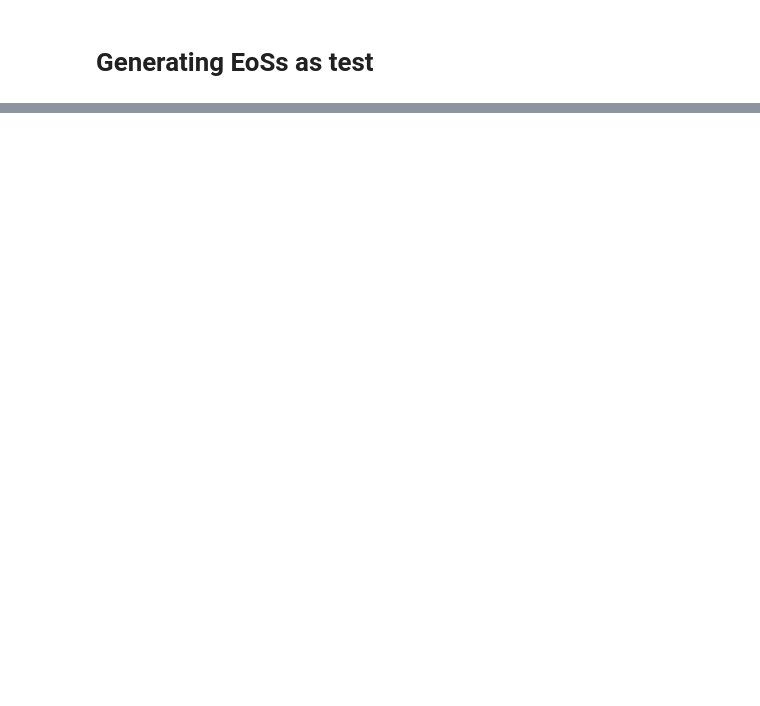
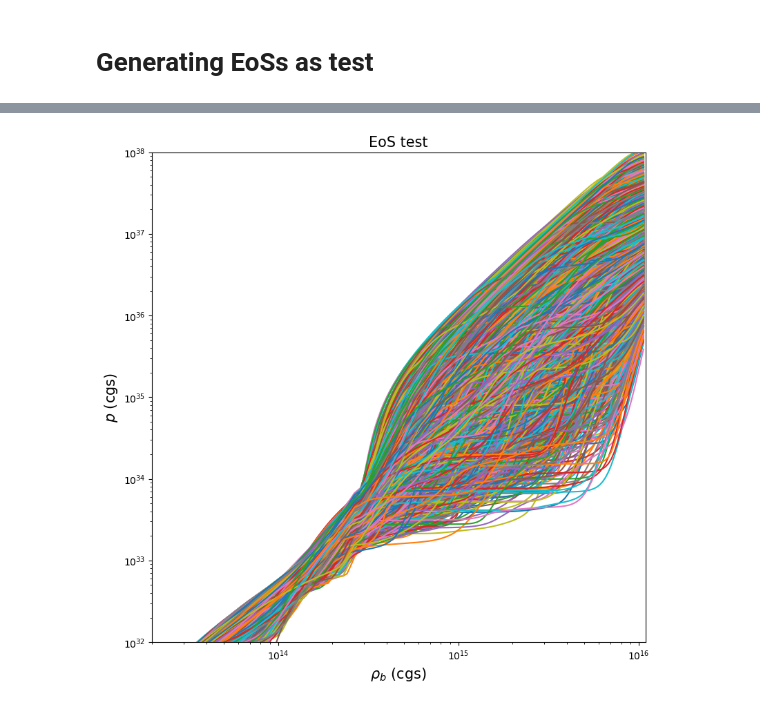
Before and after one commit to ryankrismer/ns-dense-matter, a Jupyter notebook: executables/generate_eos_set_test.ipynb, the cells around one changed output, grey strips where cells are left out. Cells and saved outputs as stored; diff of their text form; code cells hidden in the pictures; blank space fills up the shorter version.

```diff
--- a/executables/generate_eos_set_test.ipynb
+++ b/executables/generate_eos_set_test.ipynb
@@ -517,0 +501,8 @@ RuntimeError: Could not load glyph (invalid stream operation; error code 0x55)
+# %%
+# Conformal limit check
+num_of_eoss = 10000
+samples_per_eos = 15
+
+conformal_eos_num = []
+conformal_eos_sample = []
+folder = "/home/ryan.krismer/CSUF_EoS_project/ns_dense_matter/conformal_limit/all_eoss"
@@ -517,0 +579,21 @@ RuntimeError: Could not load glyph (invalid stream operation; error code 0x55)
+# %%
+# Plotting pressure of conformal EoSs
+plot_eos_samples(y_axis = "pressure",
+                 num_of_eoss = 10000,
+                 ylog = True,
+                 folder = "/home/ryan.krismer/CSUF_EoS_project/ns_dense_matter/conformal_limit/all_eoss",
+                 title = r"EoS test",
+                 xlabel = r"$\rho_b$ (cgs)",
+                 ylabel = r"$p$ (cgs)",
+                 fig_name = "40rho_nuc_test4",
+                 x_min = 10.0**13.3,
+                 y_min = 10.0**32,
+                 y_max = 10.0**38,
+                 rho_nucs_to_plot = np.array([36, 37, 38, 39]),
+                 print_all = False,
+                 plot_rho_nuc = False,
+                 eos_nums = conformal_eos_num,
+                 eos_samples = conformal_eos_sample
+                )
+# %% [output]
+[figure, added]
```
Also changed, not shown: parts of 11 cells of this notebook, 23 other files.
